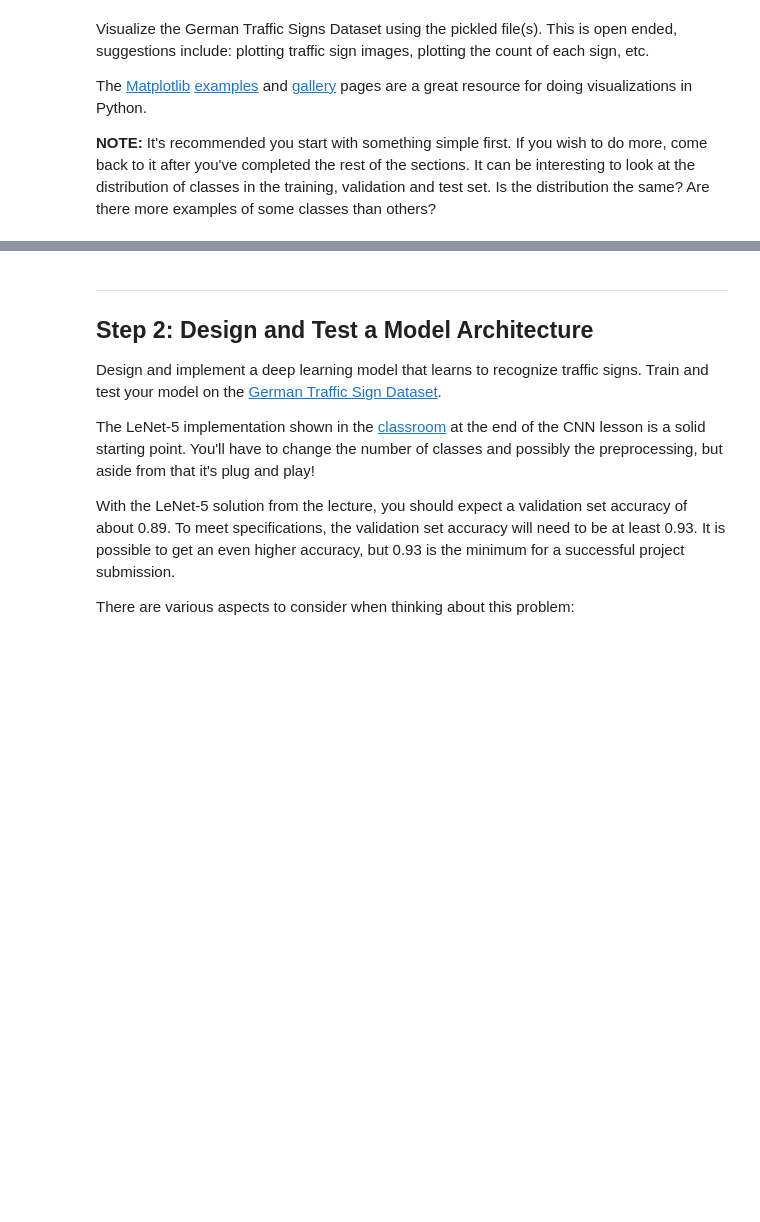
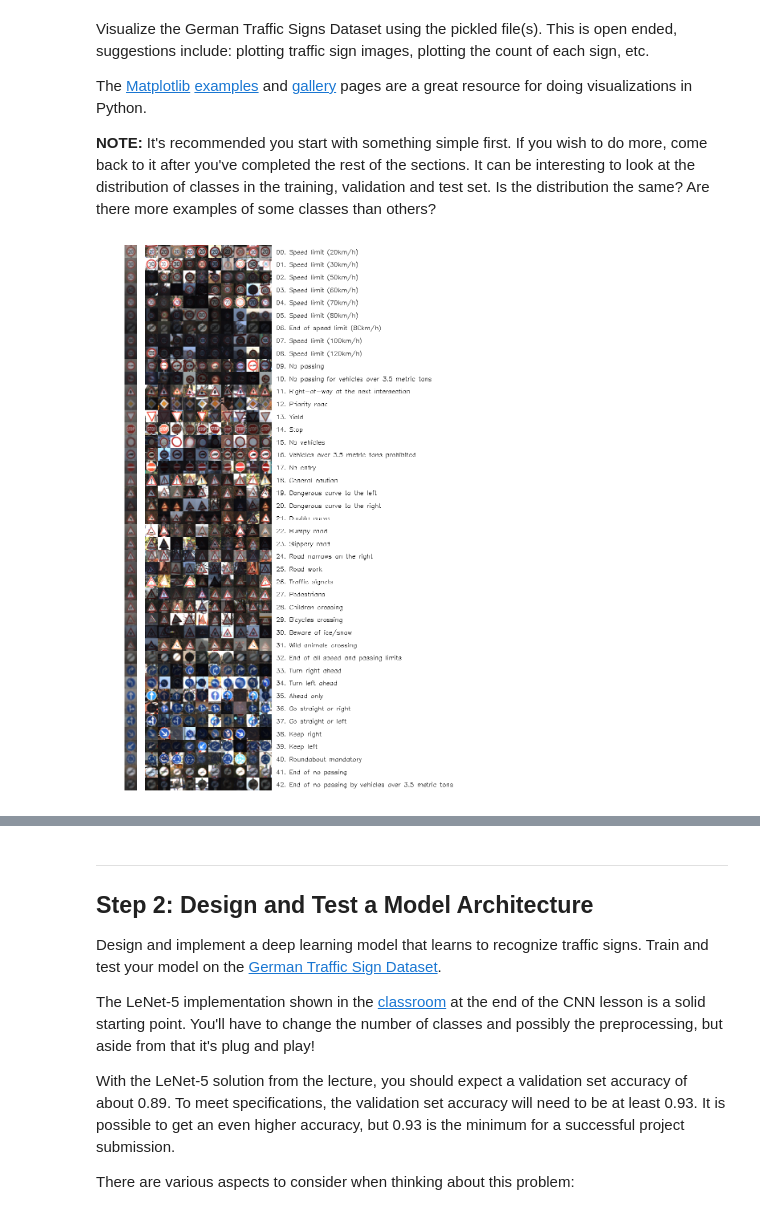
Before and after one commit to dmytronasyrov/CarND-Traffic-Sign-Classifier-Project, a Jupyter notebook: Traffic_Sign_Classifier.ipynb, the cells around one changed output, grey strips where cells are left out. Cells and saved outputs as stored; diff of their text form; code cells hidden in the pictures; blank space fills up the shorter version.

```diff
--- a/Traffic_Sign_Classifier.ipynb
+++ b/Traffic_Sign_Classifier.ipynb
@@ -186,4 +182,38 @@ Visualize the German Traffic Signs Dataset using the pickled file(s). This is op
 The [Matplotlib](http://matplotlib.org/) [examples](http://matplotlib.org/examples/index.html) and [gallery](http://matplotlib.org/gallery.html) pages are a great resource for doing visualizations in Python.
 
 **NOTE:** It's recommended you start with something simple first. If you wish to do more, come back to it after you've completed the rest of the sections. It can be interesting to look at the distribution of classes in the training, validation and test set. Is the distribution the same? Are there more examples of some classes than others?
+# %%
+def insert_subimage(image, sub_image, y, x):
+    h, w, _ = sub_image.shape
+    image[y:y + h, x:x + w, :] = sub_image
+    return image
+
+num_sample = 10
+img_height = 30
+_, height, width, channel = X_train_init.shape
+result_image_shape = (classes_in_train * height, (num_sample + 2 + 22) * height, channel)
+results_image = 255 * np.ones(shape = result_image_shape, dtype = np.float32)
+
+for c in range(classes_in_train):
+    idx = list(np.where(c == y_train_init)[0])
+
+    mean_image = np.average(X_train_init[idx], axis = 0)
+    insert_subimage(results_image, mean_image, c * height, width)
+
+    for n in range(num_sample):
+        sample_image = X_train_init[np.random.choice(idx)]
+        insert_subimage(results_image, sample_image, c * height, (2 + n) * width + 20)
+
+    text = '%02d. %-6s'%(c, classes[c])
+    text_pos = ((2 + num_sample) * width + 30, int((c + 0.7) * height))
+    text_col = (0, 0, 0)
+    cv2.putText(results_image, text, text_pos, cv2.FONT_HERSHEY_SIMPLEX, 0.5, text_col, 1)
+
+cv2.imwrite('./train_data_summary.jpg', cv2.cvtColor(results_image, cv2.COLOR_BGR2RGB))
+plt.rcParams["figure.figsize"] = (25, 25)
+plt.imshow(results_image.astype(np.uint8))
+plt.axis('off')
+plt.show()
+# %% [output]
+[figure, added]
 # %%
```
Also changed, not shown: parts of 15 cells of this notebook, 5 other files.
